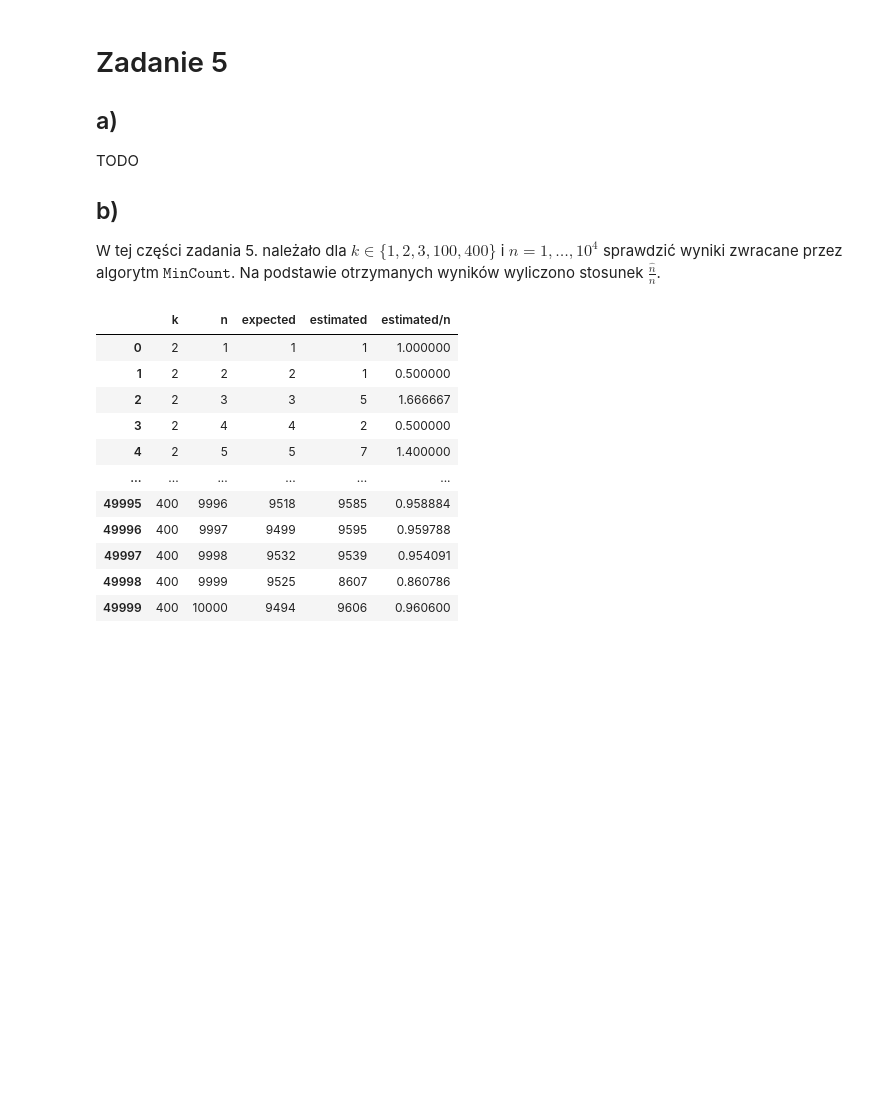
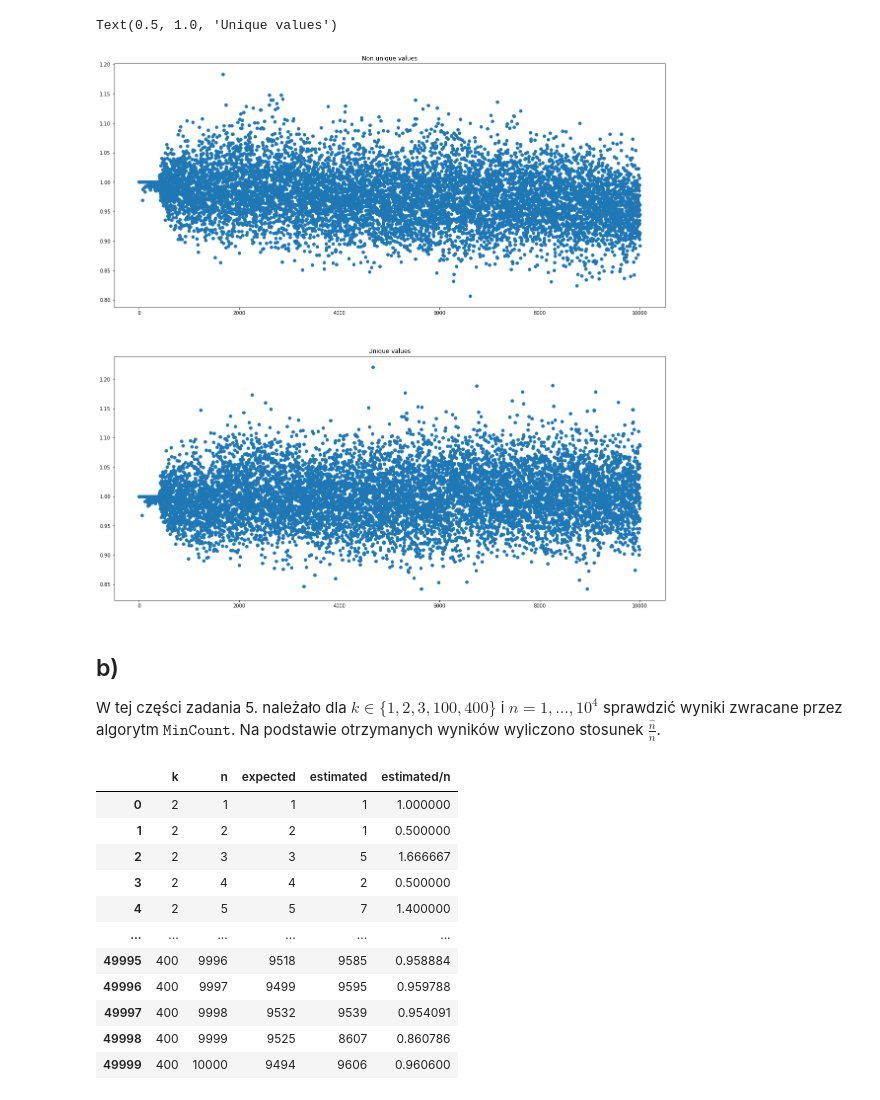
Before and after one commit to JakubGogola-IDENTT/analysis_of_algorithms, a Jupyter notebook: lab2/lab3.ipynb, the cells around one changed output. Drawn from its saved outputs; the diff is of its cells as text; code cells hidden in the pictures; blank space fills up the shorter version.

```diff
--- a/lab2/lab3.ipynb
+++ b/lab2/lab3.ipynb
@@ -7,0 +13,4 @@ from math import log, sqrt
+# %%
+data_5a = pd.read_csv('data/5a.csv')
+data_5a['estimated/n'] = data_5a['estimated'] / data_5a['n']
+data_5a
@@ -7,0 +31,3 @@ from math import log, sqrt
+# %%
+data_5a_non_unique = data_5a[0:10000]
+data_5a_non_unique
@@ -7,0 +48,3 @@ from math import log, sqrt
+# %%
+data_5a_unique = data_5a[10000:20000]
+data_5a_unique
@@ -8,9 +65,14 @@ from math import log, sqrt
+# %%
+x = np.linspace(1, 10000, 10000)
+fig, ax = plt.subplots(2, figsize=(20,20))
+ax[0].scatter(x, data_5a_non_unique['estimated/n'])
+ax[0].set_title("Non unique values")
+ax[1].scatter(x, data_5a_unique['estimated/n'])
+ax[1].set_title("Unique values")
+# %% [output]
+Text(0.5, 1.0, 'Unique values')
+[figure, added]
 # %% [markdown]
-# Zadanie 5
-
-## a)
-TODO
-
 ## b)
 W tej części zadania 5. należało dla $k \in \{1, 2, 3, 100, 400 \}$ i $n = 1, \dots, 10^4$ sprawdzić wyniki zwracane przez algorytm $\texttt{MinCount}$. Na podstawie otrzymanych wyników wyliczono stosunek $\frac{\hat{n}}{n}$.
 # %%
```
Also changed, not shown: parts of 9 cells of this notebook, 2 other files.
